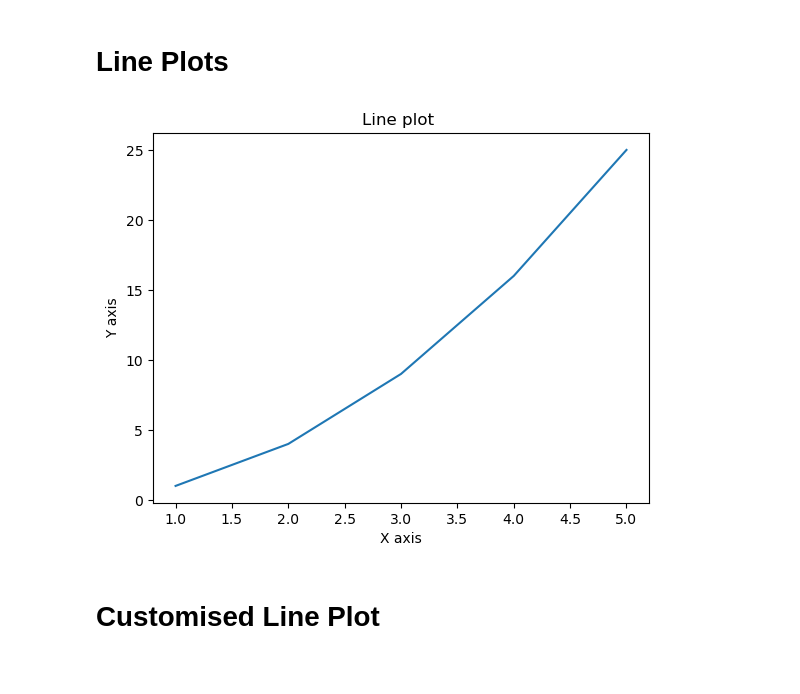
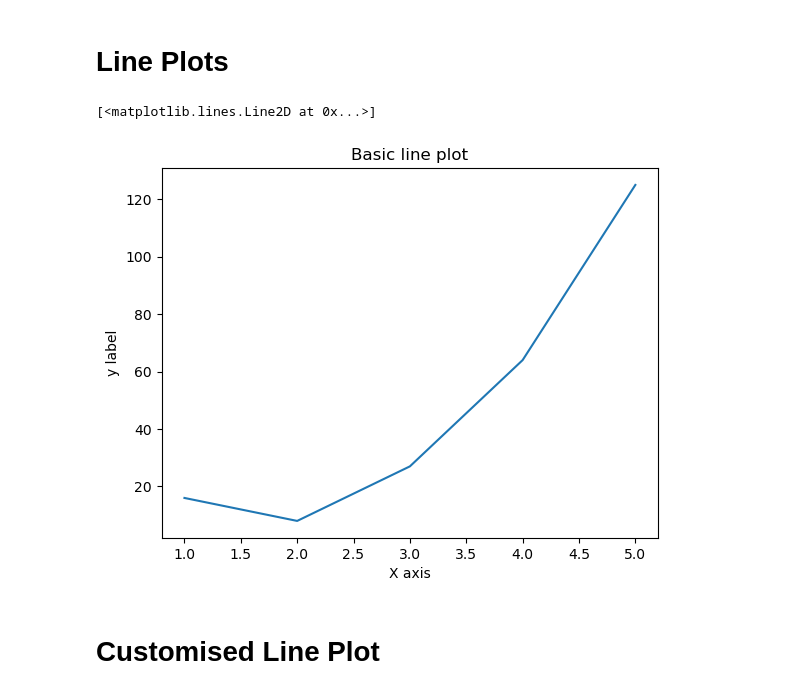
Before and after one commit to sksamad3/Data_Analyst, a Jupyter notebook: My_Codes/Section_4_Data_Analysis_libraries/4_3_Matplotlib/4_38_Matplotlib.ipynb, the cells around one changed output. Drawn from its saved outputs; the diff is of its cells as text; code cells hidden in the pictures.

Commit message:
Learnt matplotlib

```diff
--- a/My_Codes/Section_4_Data_Analysis_libraries/4_3_Matplotlib/4_38_Matplotlib.ipynb
+++ b/My_Codes/Section_4_Data_Analysis_libraries/4_3_Matplotlib/4_38_Matplotlib.ipynb
@@ -10,15 +8,14 @@ Matplotlib is building the font cache; this may take a moment.
 # Line Plots
 # %%
 x = [1,2,3,4,5]
-y = [1,4,9,16,25]
-
-plt.plot(x,y)
+y = [16,8,27,64,125]
 
 plt.xlabel('X axis')
-plt.ylabel('Y axis')
-plt.title("Line plot ")
-plt.show()
+plt.ylabel('y label')
+plt.title("Basic line plot")
+plt.plot(x,y)
 # %% [output]
+[<matplotlib.lines.Line2D at 0x...>]
-[figure, old version]
+[figure, new version]
 # %% [markdown]
 # Customised Line Plot
```
Also changed, not shown: parts of 23 cells of this notebook, 2 other files.
